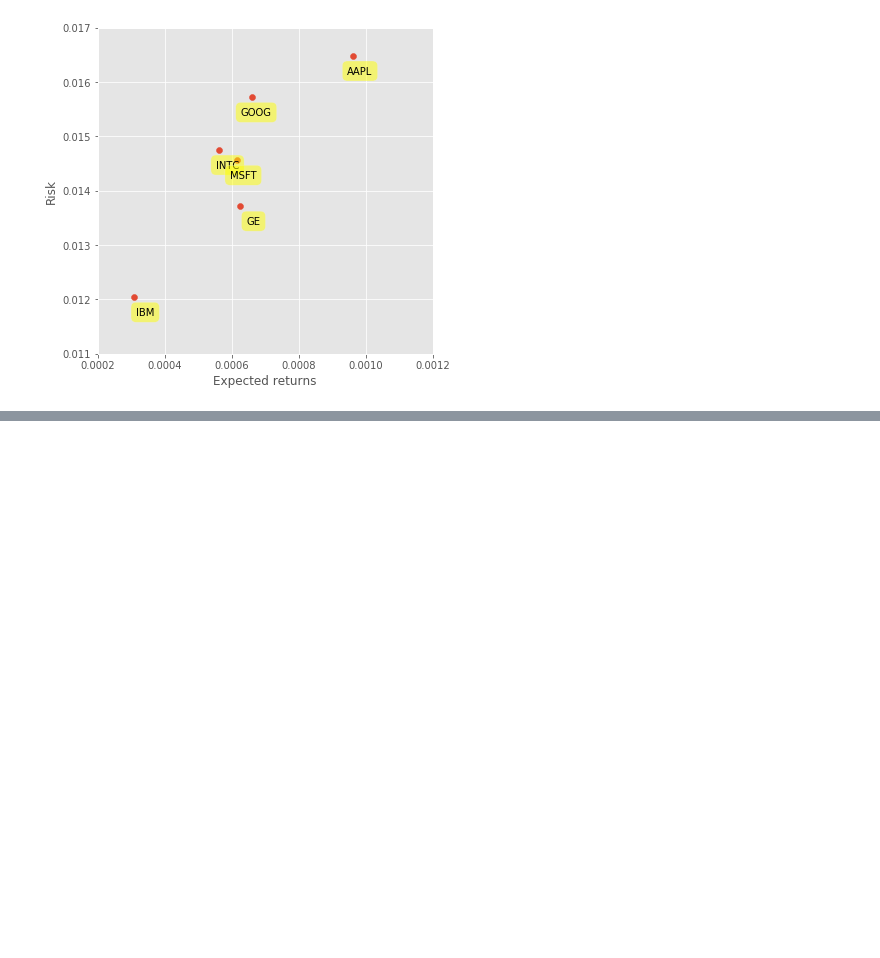
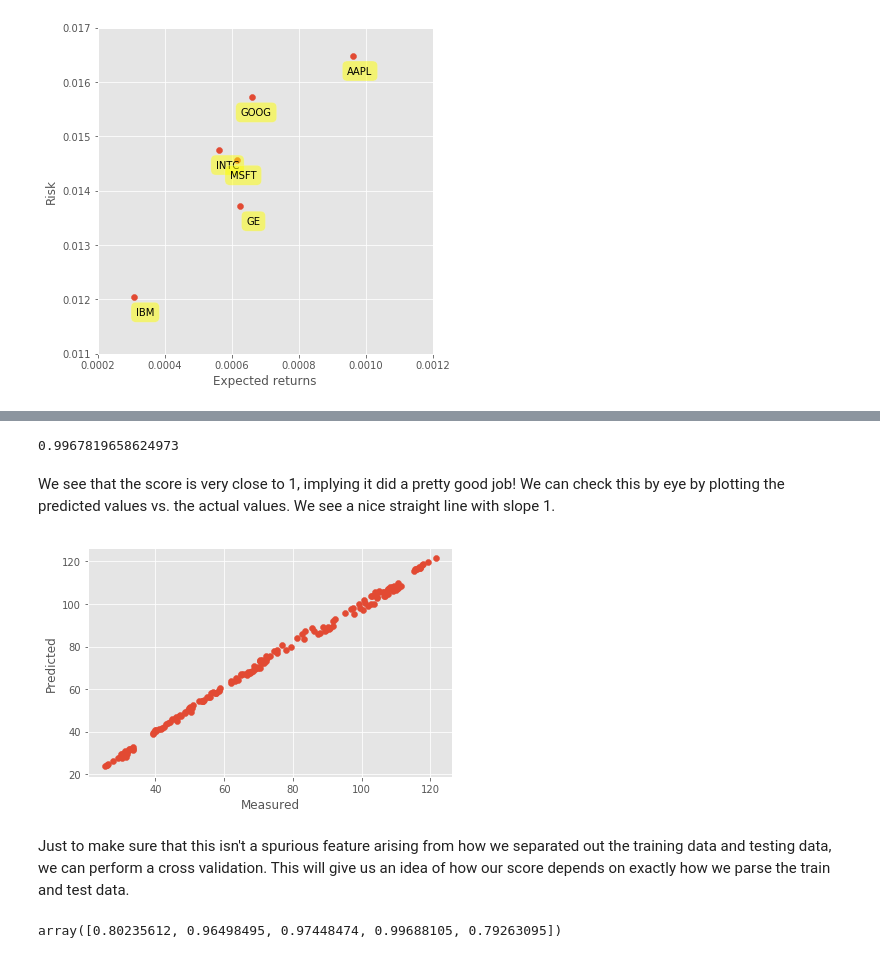
Before and after one commit to ecrowell4/RecreationalAnalytics, a Jupyter notebook: StocksAnalysis_Beginner.ipynb, the cells around one changed output, grey strips where cells are left out. Cells and saved outputs as stored; diff of their text form; code cells hidden in the pictures; blank space fills up the shorter version.

```diff
--- a/StocksAnalysis_Beginner.ipynb
+++ b/StocksAnalysis_Beginner.ipynb
@@ -178,0 +173,9 @@ Note the clear positive correlation between Expected returns and risk. In a way
+# %%
+from sklearn.model_selection import train_test_split
+
+# Separate out target and features
+y = df['Adj Close']
+X = df.loc[:, df.columns!='Adj Close']
+
+# Separate into training data and testing data
+X_train, X_test, y_train, y_test = train_test_split(X, y, test_size=0.1, random_state=2)
@@ -178,0 +189,36 @@ Note the clear positive correlation between Expected returns and risk. In a way
+# %%
+from sklearn.preprocessing import Imputer, StandardScaler
+from sklearn.pipeline import Pipeline
+from sklearn.linear_model import LinearRegression
+
+# Setup the steps for the pipeline and initialize the pipeline object
+steps = [('imputation', Imputer(missing_values='NaN', strategy='mean', axis=0)),
+         ('scaler', StandardScaler()),
+         ('lin_reg', LinearRegression())]
+pipeline= Pipeline(steps)
+
+# Fit the model to the training data
+pipeline.fit(X_train, y_train)
+y_pred = pipeline.predict(X_test)
+
+# Print
+print(pipeline.score(X_test, y_test))
+# %% [output]
+0.9967819658624973
+# %% [markdown]
+We see that the score is very close to 1, implying it did a pretty good job! We can check this by eye by plotting the predicted values vs. the actual values. We see a nice straight line with slope 1.
+# %%
+plt.figure()
+plt.scatter(y_test.values, y_pred)
+plt.xlabel(r'Measured')
+plt.ylabel(r'Predicted')
+plt.tight_layout()
+# %% [output]
+[figure, added]
+# %% [markdown]
+Just to make sure that this isn't a spurious feature arising from how we separated out the training data and testing data, we can perform a cross validation. This will give us an idea of how our score depends on exactly how we parse the train and test data.
+# %%
+from sklearn.model_selection import cross_val_score
+cross_val_score(LinearRegression(), X, y, cv=5)
+# %% [output]
+array([0.80235612, 0.96498495, 0.97448474, 0.99688105, 0.79263095])
```
Also changed, not shown: parts of 14 cells of this notebook.
